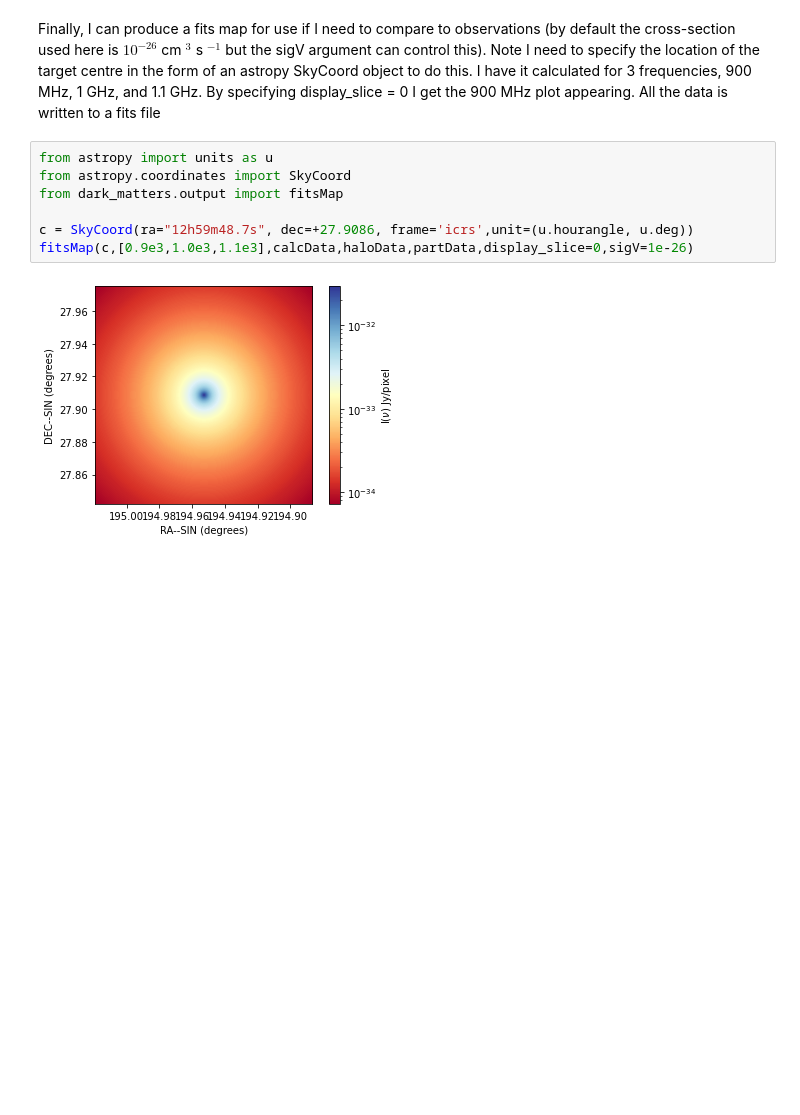
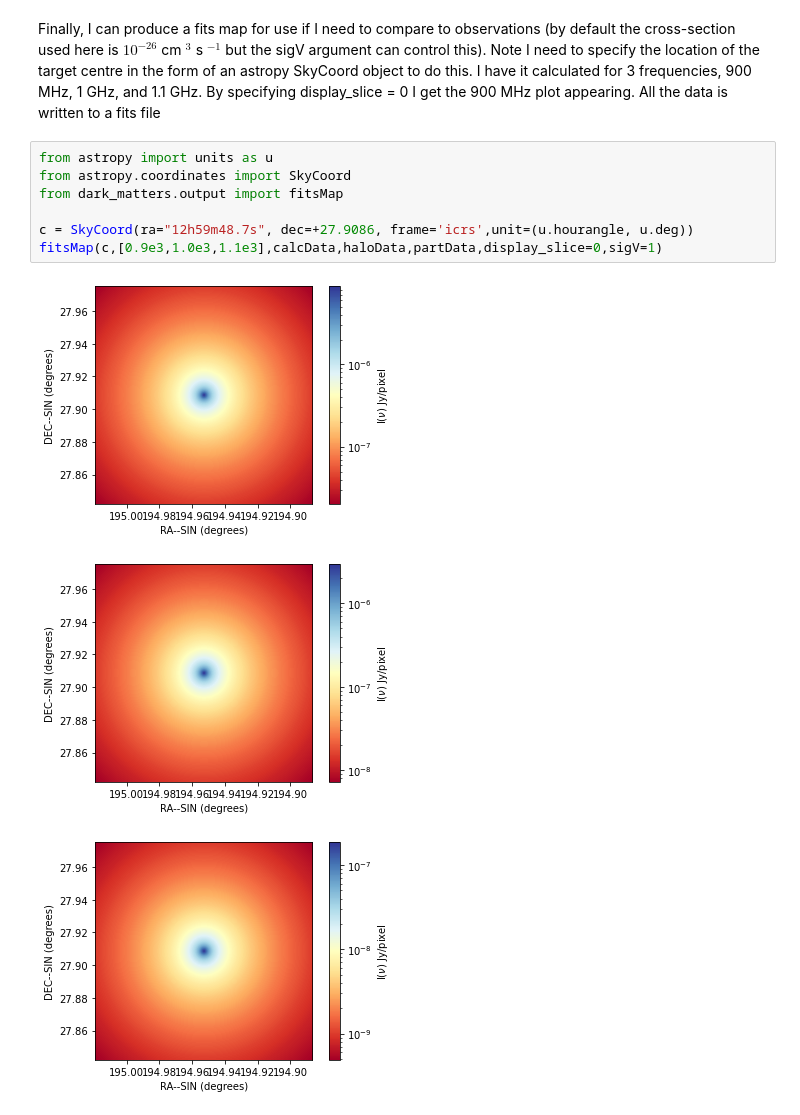
Before and after one commit to Hyperthetical/DarkMatters, a Jupyter notebook: example_coma_cluster.ipynb, the cells around one changed output. Cells and saved outputs as stored; diff of their text form; blank space fills up the shorter version.

```diff
--- a/example_coma_cluster.ipynb
+++ b/example_coma_cluster.ipynb
@@ -85,9 +85,11 @@ Finally, I can produce a fits map for use if I need to compare to observations (
 # %%
 from astropy import units as u
 from astropy.coordinates import SkyCoord
 from dark_matters.output import fitsMap
 
 c = SkyCoord(ra="12h59m48.7s", dec=+27.9086, frame='icrs',unit=(u.hourangle, u.deg))
-fitsMap(c,[0.9e3,1.0e3,1.1e3],calcData,haloData,partData,display_slice=0,sigV=1e-26)
+fitsMap(c,[0.9e3,1.0e3,1.1e3],calcData,haloData,partData,display_slice=0,sigV=1)
 # %% [output]
-[figure, old version]
+[figure, new version]
+[figure, added]
+[figure, added]
```
Also changed, not shown: parts of 3 cells of this notebook, 3 other files.
